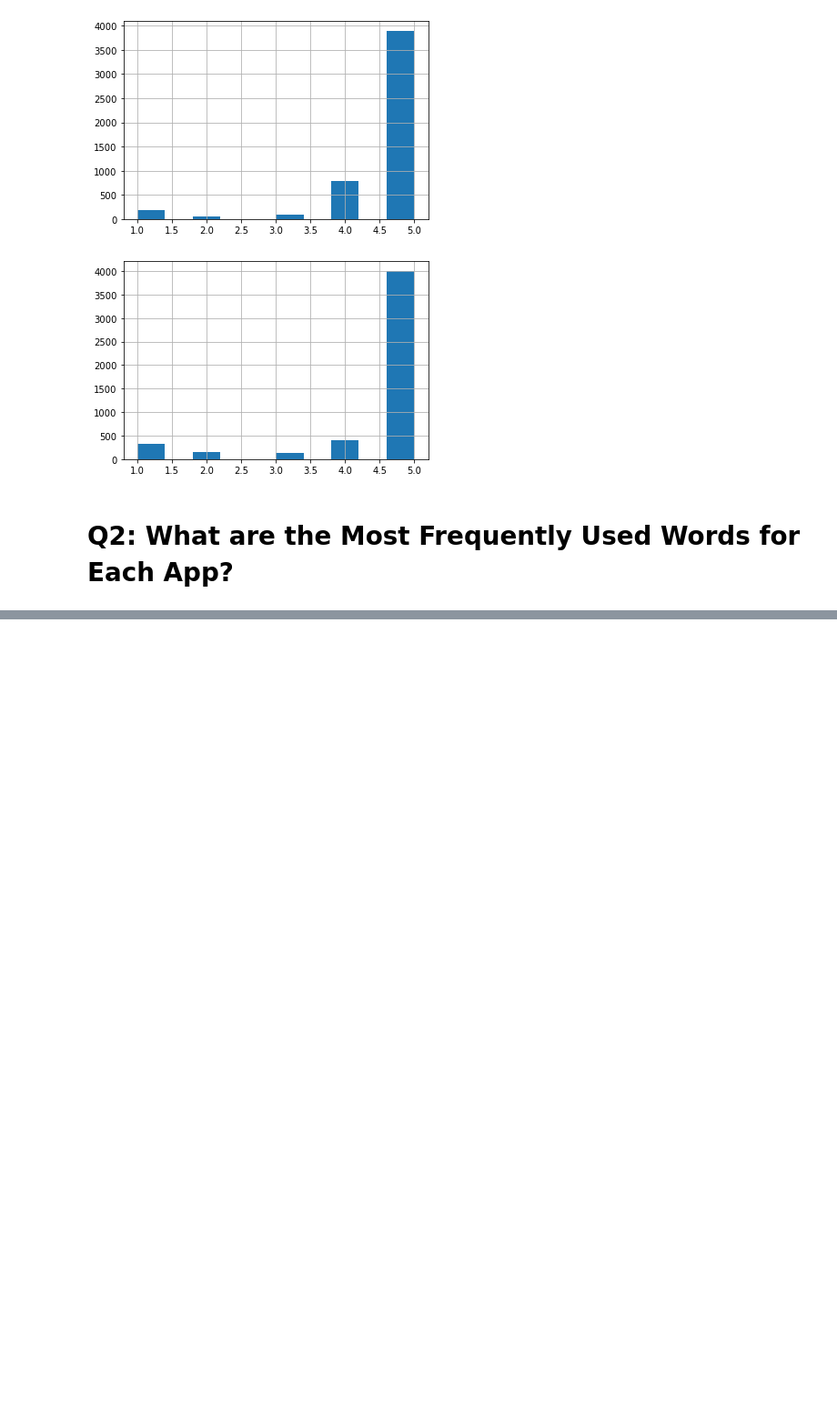
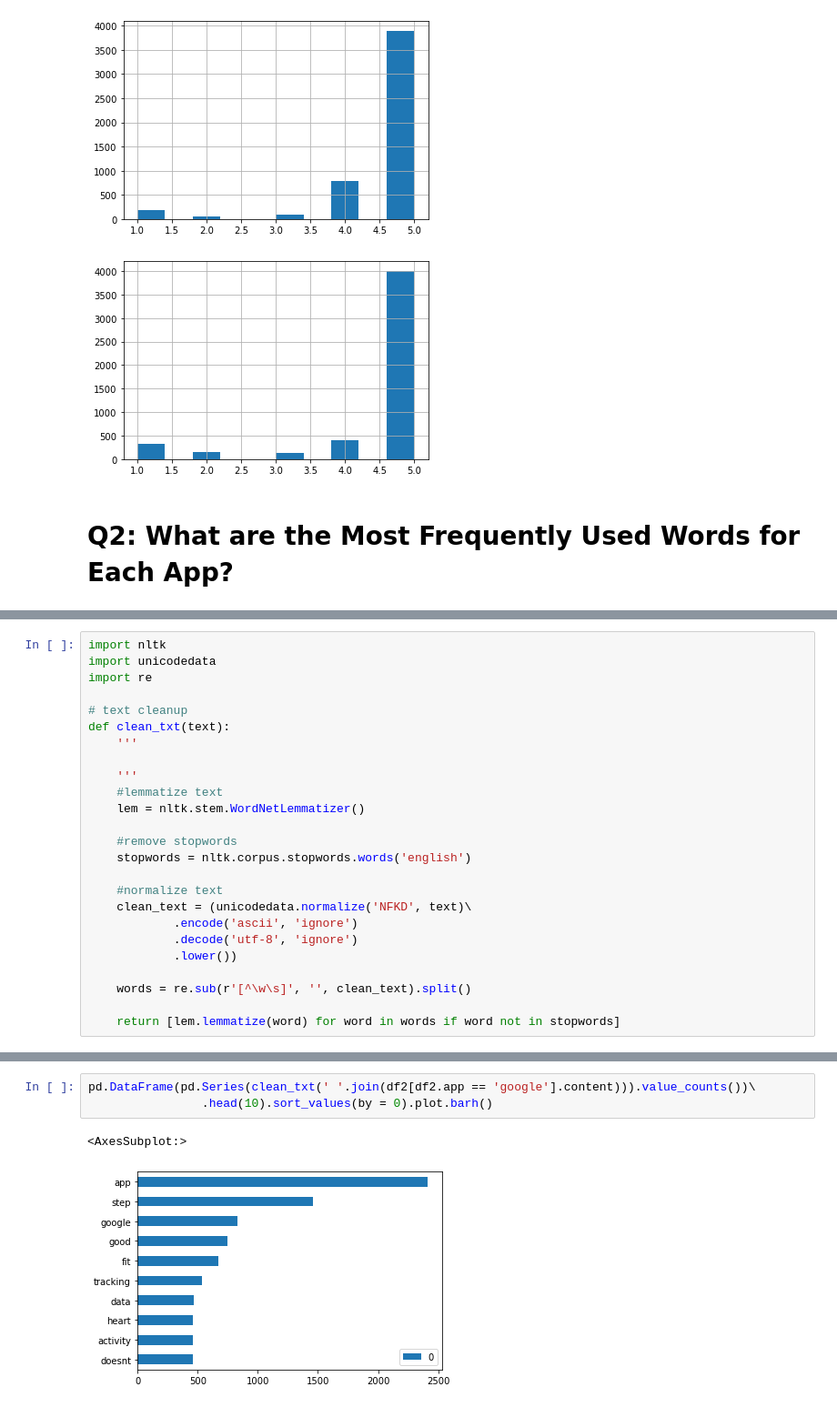
Before and after one commit to stephanie-jones78/fit-scraper, a Jupyter notebook: fit-app-scraping.ipynb, the cells around one changed output, grey strips where cells are left out. Shown at 91% size. Saved outputs shown, nothing was run; the diff lists cells and outputs as text; blank space fills up the shorter version.

Commit message:
word freq

```diff
--- a/fit-app-scraping.ipynb
+++ b/fit-app-scraping.ipynb
@@ -265,0 +272,25 @@ for df in dfs:
+# %%
+import nltk
+import unicodedata
+import re
+
+# text cleanup
+def clean_txt(text):
+    '''
+
+    '''
+    #lemmatize text
+    lem = nltk.stem.WordNetLemmatizer()
+
+    #remove stopwords
+    stopwords = nltk.corpus.stopwords.words('english')
+
+    #normalize text
+    clean_text = (unicodedata.normalize('NFKD', text)\
+            .encode('ascii', 'ignore')
+            .decode('utf-8', 'ignore')
+            .lower())
+
+    words = re.sub(r'[^\w\s]', '', clean_text).split()
+
+    return [lem.lemmatize(word) for word in words if word not in stopwords]
@@ -265,0 +333,6 @@ for df in dfs:
+# %%
+pd.DataFrame(pd.Series(clean_txt(' '.join(df2[df2.app == 'google'].content))).value_counts())\
+                .head(10).sort_values(by = 0).plot.barh()
+# %% [output]
+<AxesSubplot:>
+[figure, added]
```
Also changed, not shown: parts of 5 cells of this notebook.
